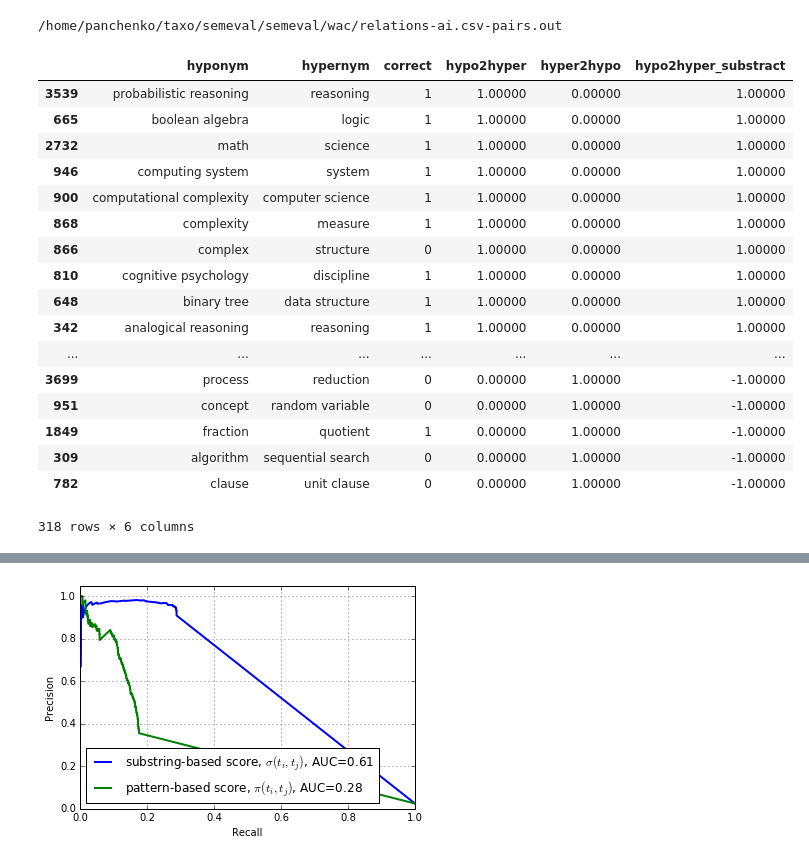
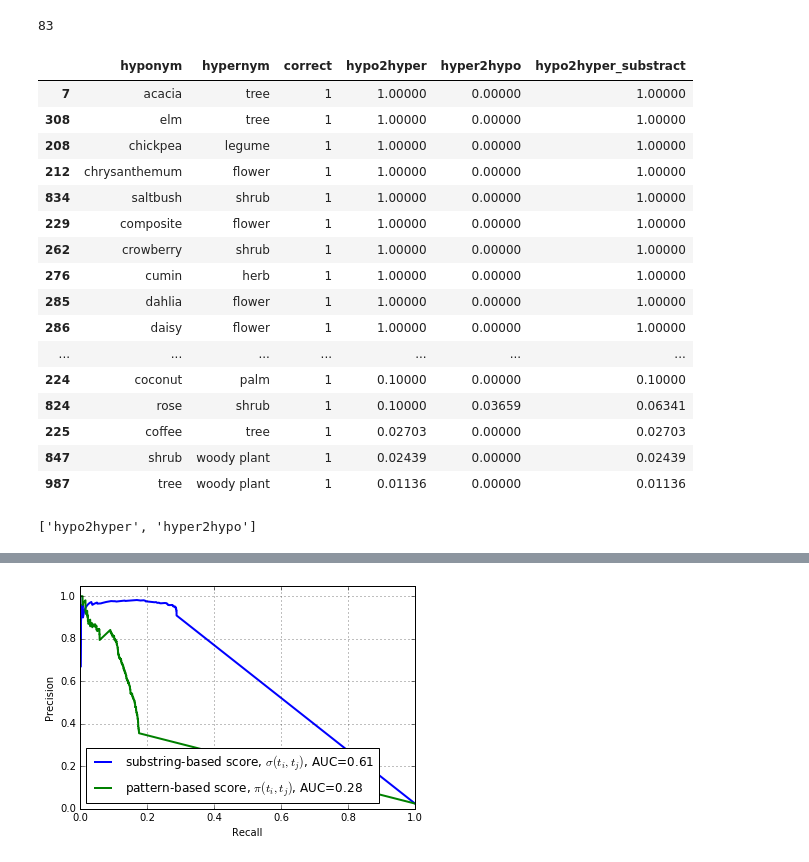
Before and after one commit to uhh-lt/taxi, a Jupyter notebook: WAC.ipynb, the cells around one changed output, grey strips where cells are left out. Saved outputs shown, nothing was run; the diff lists cells and outputs as text; code cells hidden in the pictures.

```diff
--- a/WAC.ipynb
+++ b/WAC.ipynb
@@ -3,35 +3,38 @@
 [interactive output not drawn]
 # %%
 from pandas import read_csv
+import pandas as pd
+pd.set_option('display.max_rows', 500)
 
+relations_fpath = "/home/panchenko/taxo/semeval/semeval/wac/relations-plants.csv"
 output_fpath = relations_fpath + "-pairs.out"
 
 
 df = read_csv(relations_fpath, sep="\t", encoding='utf8', error_bad_lines=False)
 
-df = df[df["hypo2hyper_substract"].abs()>0]
+df = df[df["hypo2hyper_substract"]>0]
 df = df.sort_values(by=["hypo2hyper_substract"],ascending=[0])
 df = df[["hyponym","hypernym","correct","hypo2hyper","hyper2hypo","hypo2hyper_substract"]]
 df.to_csv(output_fpath, sep="\t", encoding="utf-8", float_format='%.6f', index=False)
-print output_fpath
+#print output_fpath
+print len(df)
 df
 # %% [output]
-/home/panchenko/taxo/semeval/semeval/wac/relations-ai.csv-pairs.out
+83
 |  | hyponym | hypernym | correct | hypo2hyper | hyper2hypo | hypo2hyper_substract |
-| 3539 | probabilistic reasoning | reasoning | 1 | 1.00000 | 0.00000 | 1.00000 |
-| 665 | boolean algebra | logic | 1 | 1.00000 | 0.00000 | 1.00000 |
-| 2732 | math | science | 1 | 1.00000 | 0.00000 | 1.00000 |
-| 946 | computing system | system | 1 | 1.00000 | 0.00000 | 1.00000 |
-| 900 | computational complexity | computer science | 1 | 1.00000 | 0.00000 | 1.00000 |
-| 868 | complexity | measure | 1 | 1.00000 | 0.00000 | 1.00000 |
-| 866 | complex | structure | 0 | 1.00000 | 0.00000 | 1.00000 |
-| 810 | cognitive psychology | discipline | 1 | 1.00000 | 0.00000 | 1.00000 |
-| 648 | binary tree | data structure | 1 | 1.00000 | 0.00000 | 1.00000 |
-| 342 | analogical reasoning | reasoning | 1 | 1.00000 | 0.00000 | 1.00000 |
+| 7 | acacia | tree | 1 | 1.00000 | 0.00000 | 1.00000 |
+| 308 | elm | tree | 1 | 1.00000 | 0.00000 | 1.00000 |
+| 208 | chickpea | legume | 1 | 1.00000 | 0.00000 | 1.00000 |
+| 212 | chrysanthemum | flower | 1 | 1.00000 | 0.00000 | 1.00000 |
+| 834 | saltbush | shrub | 1 | 1.00000 | 0.00000 | 1.00000 |
+| 229 | composite | flower | 1 | 1.00000 | 0.00000 | 1.00000 |
+| 262 | crowberry | shrub | 1 | 1.00000 | 0.00000 | 1.00000 |
+| 276 | cumin | herb | 1 | 1.00000 | 0.00000 | 1.00000 |
+| 285 | dahlia | flower | 1 | 1.00000 | 0.00000 | 1.00000 |
+| 286 | daisy | flower | 1 | 1.00000 | 0.00000 | 1.00000 |
 | ... | ... | ... | ... | ... | ... | ... |
-| 3699 | process | reduction | 0 | 0.00000 | 1.00000 | -1.00000 |
-| 951 | concept | random variable | 0 | 0.00000 | 1.00000 | -1.00000 |
-| 1849 | fraction | quotient | 1 | 0.00000 | 1.00000 | -1.00000 |
-| 309 | algorithm | sequential search | 0 | 0.00000 | 1.00000 | -1.00000 |
-| 782 | clause | unit clause | 0 | 0.00000 | 1.00000 | -1.00000 |
+| 224 | coconut | palm | 1 | 0.10000 | 0.00000 | 0.10000 |
+| 824 | rose | shrub | 1 | 0.10000 | 0.03659 | 0.06341 |
+| 225 | coffee | tree | 1 | 0.02703 | 0.00000 | 0.02703 |
+| 847 | shrub | woody plant | 1 | 0.02439 | 0.00000 | 0.02439 |
+| 987 | tree | woody plant | 1 | 0.01136 | 0.00000 | 0.01136 |
-318 rows × 6 columns
@@ -38,3 +46,7 @@ df
+# %%
+print d.keys()
+# %% [output]
+['hypo2hyper', 'hyper2hypo']
 # %%
 %matplotlib inline
 
```
Also changed, not shown: parts of 5 cells of this notebook, 25 other files.
